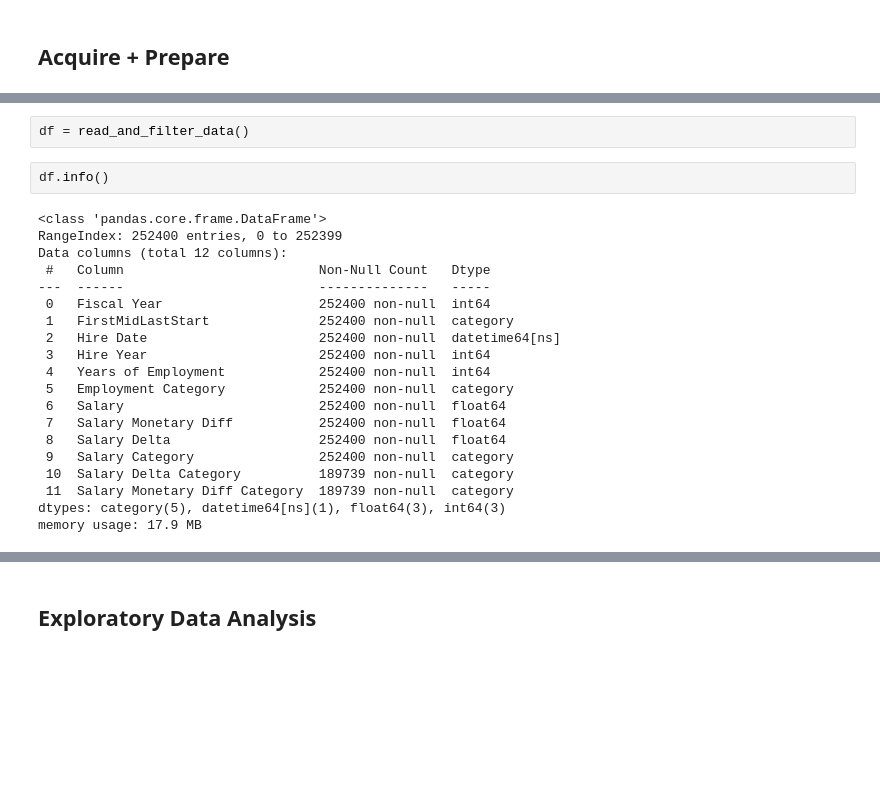
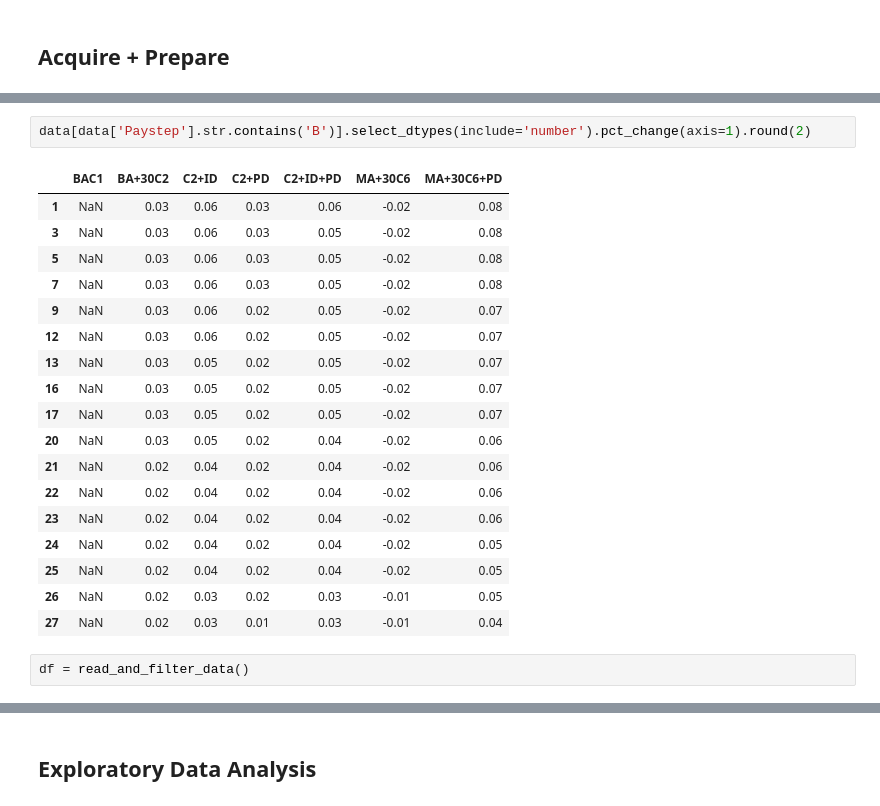
Before and after one commit to Anias-clo/Teacher_Payroll_Analysis, a Jupyter notebook: poc.ipynb, the cells around one changed output, grey strips where cells are left out. Saved outputs shown, nothing was run; the diff lists cells and outputs as text; blank space fills up the shorter version.

```diff
--- a/poc.ipynb
+++ b/poc.ipynb
@@ -15,24 +89,23 @@ pd.set_option('display.max_rows', 200)
+# %%
+data[data['Paystep'].str.contains('B')].select_dtypes(include='number').pct_change(axis=1).round(2)
+# %% [output]
+|  | BAC1 | BA+30C2 | C2+ID | C2+PD | C2+ID+PD | MA+30C6 | MA+30C6+PD |
+| 1 | NaN | 0.03 | 0.06 | 0.03 | 0.06 | -0.02 | 0.08 |
+| 3 | NaN | 0.03 | 0.06 | 0.03 | 0.05 | -0.02 | 0.08 |
+| 5 | NaN | 0.03 | 0.06 | 0.03 | 0.05 | -0.02 | 0.08 |
+| 7 | NaN | 0.03 | 0.06 | 0.03 | 0.05 | -0.02 | 0.08 |
+| 9 | NaN | 0.03 | 0.06 | 0.02 | 0.05 | -0.02 | 0.07 |
+| 12 | NaN | 0.03 | 0.06 | 0.02 | 0.05 | -0.02 | 0.07 |
+| 13 | NaN | 0.03 | 0.05 | 0.02 | 0.05 | -0.02 | 0.07 |
+| 16 | NaN | 0.03 | 0.05 | 0.02 | 0.05 | -0.02 | 0.07 |
+| 17 | NaN | 0.03 | 0.05 | 0.02 | 0.05 | -0.02 | 0.07 |
+| 20 | NaN | 0.03 | 0.05 | 0.02 | 0.04 | -0.02 | 0.06 |
+| 21 | NaN | 0.02 | 0.04 | 0.02 | 0.04 | -0.02 | 0.06 |
+| 22 | NaN | 0.02 | 0.04 | 0.02 | 0.04 | -0.02 | 0.06 |
+| 23 | NaN | 0.02 | 0.04 | 0.02 | 0.04 | -0.02 | 0.06 |
+| 24 | NaN | 0.02 | 0.04 | 0.02 | 0.04 | -0.02 | 0.05 |
+| 25 | NaN | 0.02 | 0.04 | 0.02 | 0.04 | -0.02 | 0.05 |
+| 26 | NaN | 0.02 | 0.03 | 0.02 | 0.03 | -0.01 | 0.05 |
+| 27 | NaN | 0.02 | 0.03 | 0.01 | 0.03 | -0.01 | 0.04 |
 # %%
 df = read_and_filter_data()
-# %%
-df.info()
-# %% [output]
-<class 'pandas.core.frame.DataFrame'>
-RangeIndex: 252400 entries, 0 to 252399
-Data columns (total 12 columns):
- #   Column                         Non-Null Count   Dtype
----  ------                         --------------   -----
- 0   Fiscal Year                    252400 non-null  int64
- 1   FirstMidLastStart              252400 non-null  category
- 2   Hire Date                      252400 non-null  datetime64[ns]
- 3   Hire Year                      252400 non-null  int64
- 4   Years of Employment            252400 non-null  int64
- 5   Employment Category            252400 non-null  category
- 6   Salary                         252400 non-null  float64
- 7   Salary Monetary Diff           252400 non-null  float64
- 8   Salary Delta                   252400 non-null  float64
- 9   Salary Category                252400 non-null  category
- 10  Salary Delta Category          189739 non-null  category
- 11  Salary Monetary Diff Category  189739 non-null  category
-dtypes: category(5), datetime64[ns](1), float64(3), int64(3)
-memory usage: 17.9 MB
```
Also changed, not shown: parts of 21 cells of this notebook, 4 other files.
